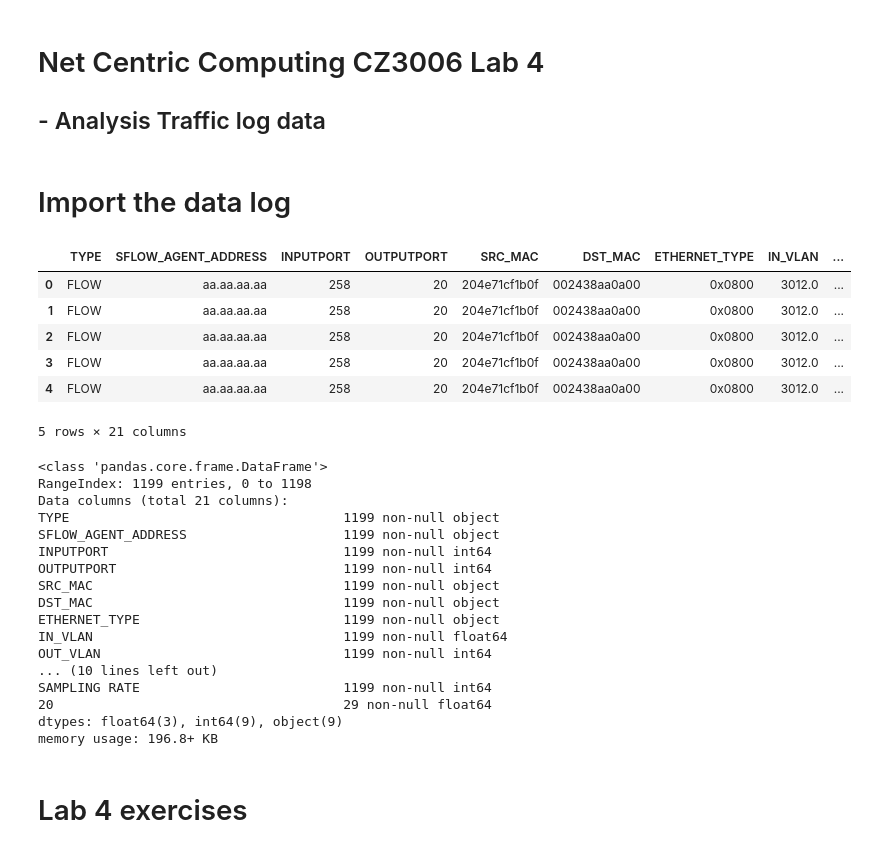
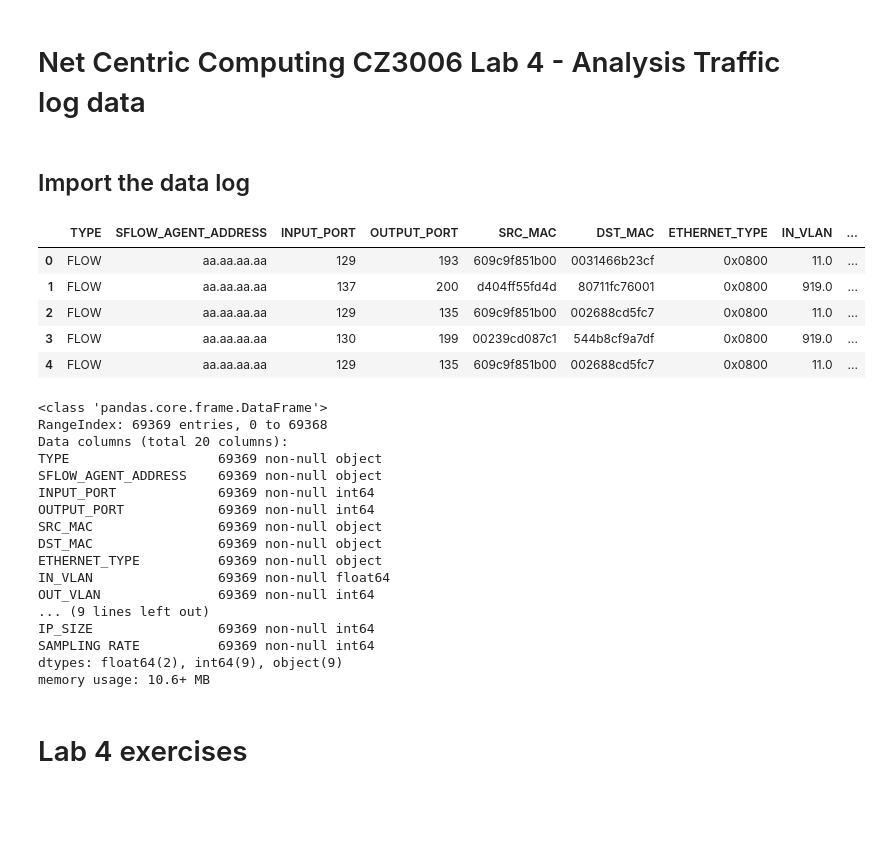
Before and after one commit to saobangmath/CZ3006---Net-Centric-Computing, a Jupyter notebook: Lab 4/traffic_log_analysis.ipynb, the cells around one changed output. Saved outputs shown, nothing was run; the diff lists cells and outputs as text; code cells hidden in the pictures; blank space fills up the shorter version.

```diff
--- a/Lab 4/traffic_log_analysis.ipynb
+++ b/Lab 4/traffic_log_analysis.ipynb
@@ -1,55 +1,54 @@
 # %% [markdown]
-# Net Centric Computing CZ3006 Lab 4
-
-## - Analysis Traffic log data
+# Net Centric Computing CZ3006 Lab 4 - Analysis Traffic log data
 # %%
 # importing all required Python libraries for analysis
 import pandas as pd
 import numpy as np
 import matplotlib.pyplot as plt
 # %% [markdown]
-# Import the data log
+## Import the data log
 # %%
-datafile = "test_SFLow_data.csv"
+datafile = "SFlow_Data_lab4.csv"
 cols = [
-    'type', 'sflow_agent_address', 'inputPort', 'outputPort', 'src_MAC',
+    'type', 'sflow_agent_address', 'input_Port', 'output_Port', 'src_MAC',
     'dst_MAC', 'ethernet_type', 'in_vlan', 'out_vlan', 'src_IP',
-    'dst_IP', 'IP_protocol', 'ip_tos', 'ip_ttl', 'udp_src_port/tcp_src_port/icmp_type',
-    'udp_dst_port/tcp_dst_port/icmp_code', 'tcp_flags', 'packet_size', 'IP_size', 'sampling rate','20'
+    'dest_IP', 'IP_protocol', 'ip_tos', 'ip_ttl', 'src_ip_port',
+    'destination_ip_port', 'tcp_flags', 'packet_size', 'IP_size', 'sampling rate'
 ]
 data = pd.read_csv(datafile) # for testing first
+data = data.iloc[:, :20] # retrieve 20 index columns
 #cleaning the data
 data.columns = cols
 data.columns = data.columns.str.upper()
+#first 5 values of the log data
 data.head()
 # %% [output]
-|  | TYPE | SFLOW_AGENT_ADDRESS | INPUTPORT | OUTPUTPORT | SRC_MAC | DST_MAC | ETHERNET_TYPE | IN_VLAN | ... |
-| 0 | FLOW | aa.aa.aa.aa | 258 | 20 | 204e71cf1b0f | 002438aa0a00 | 0x0800 | 3012.0 | ... |
-| 1 | FLOW | aa.aa.aa.aa | 258 | 20 | 204e71cf1b0f | 002438aa0a00 | 0x0800 | 3012.0 | ... |
-| 2 | FLOW | aa.aa.aa.aa | 258 | 20 | 204e71cf1b0f | 002438aa0a00 | 0x0800 | 3012.0 | ... |
-| 3 | FLOW | aa.aa.aa.aa | 258 | 20 | 204e71cf1b0f | 002438aa0a00 | 0x0800 | 3012.0 | ... |
-| 4 | FLOW | aa.aa.aa.aa | 258 | 20 | 204e71cf1b0f | 002438aa0a00 | 0x0800 | 3012.0 | ... |
+|  | TYPE | SFLOW_AGENT_ADDRESS | INPUT_PORT | OUTPUT_PORT | SRC_MAC | DST_MAC | ETHERNET_TYPE | IN_VLAN | ... |
+| 0 | FLOW | aa.aa.aa.aa | 129 | 193 | 609c9f851b00 | 0031466b23cf | 0x0800 | 11.0 | ... |
+| 1 | FLOW | aa.aa.aa.aa | 137 | 200 | d404ff55fd4d | 80711fc76001 | 0x0800 | 919.0 | ... |
+| 2 | FLOW | aa.aa.aa.aa | 129 | 135 | 609c9f851b00 | 002688cd5fc7 | 0x0800 | 11.0 | ... |
+| 3 | FLOW | aa.aa.aa.aa | 130 | 199 | 00239cd087c1 | 544b8cf9a7df | 0x0800 | 919.0 | ... |
+| 4 | FLOW | aa.aa.aa.aa | 129 | 135 | 609c9f851b00 | 002688cd5fc7 | 0x0800 | 11.0 | ... |
-5 rows × 21 columns
 # %%
 data.info()
 # %% [output]
 <class 'pandas.core.frame.DataFrame'>
-RangeIndex: 1199 entries, 0 to 1198
-Data columns (total 21 columns):
-TYPE                                   1199 non-null object
-SFLOW_AGENT_ADDRESS                    1199 non-null object
-INPUTPORT                              1199 non-null int64
-OUTPUTPORT                             1199 non-null int64
-SRC_MAC                                1199 non-null object
-DST_MAC                                1199 non-null object
-ETHERNET_TYPE                          1199 non-null object
-IN_VLAN                                1199 non-null float64
-OUT_VLAN                               1199 non-null int64
-... (10 lines left out)
-SAMPLING RATE                          1199 non-null int64
-20                                     29 non-null float64
-dtypes: float64(3), int64(9), object(9)
-memory usage: 196.8+ KB
+RangeIndex: 69369 entries, 0 to 69368
+Data columns (total 20 columns):
+TYPE                   69369 non-null object
+SFLOW_AGENT_ADDRESS    69369 non-null object
+INPUT_PORT             69369 non-null int64
+OUTPUT_PORT            69369 non-null int64
+SRC_MAC                69369 non-null object
+DST_MAC                69369 non-null object
+ETHERNET_TYPE          69369 non-null object
+IN_VLAN                69369 non-null float64
+OUT_VLAN               69369 non-null int64
+... (9 lines left out)
+IP_SIZE                69369 non-null int64
+SAMPLING RATE          69369 non-null int64
+dtypes: float64(2), int64(9), object(9)
+memory usage: 10.6+ MB
 # %% [markdown]
 # Lab 4 exercises
 # %% [markdown]
```
Also changed, not shown: parts of 17 cells of this notebook, 5 other files.
